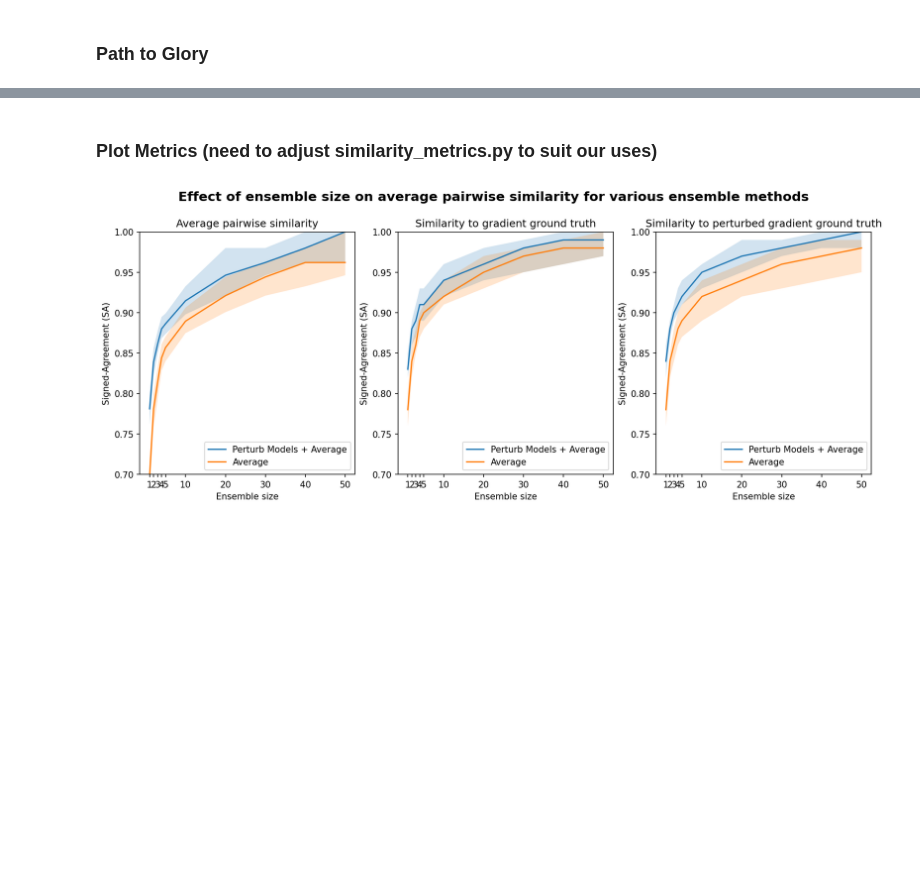
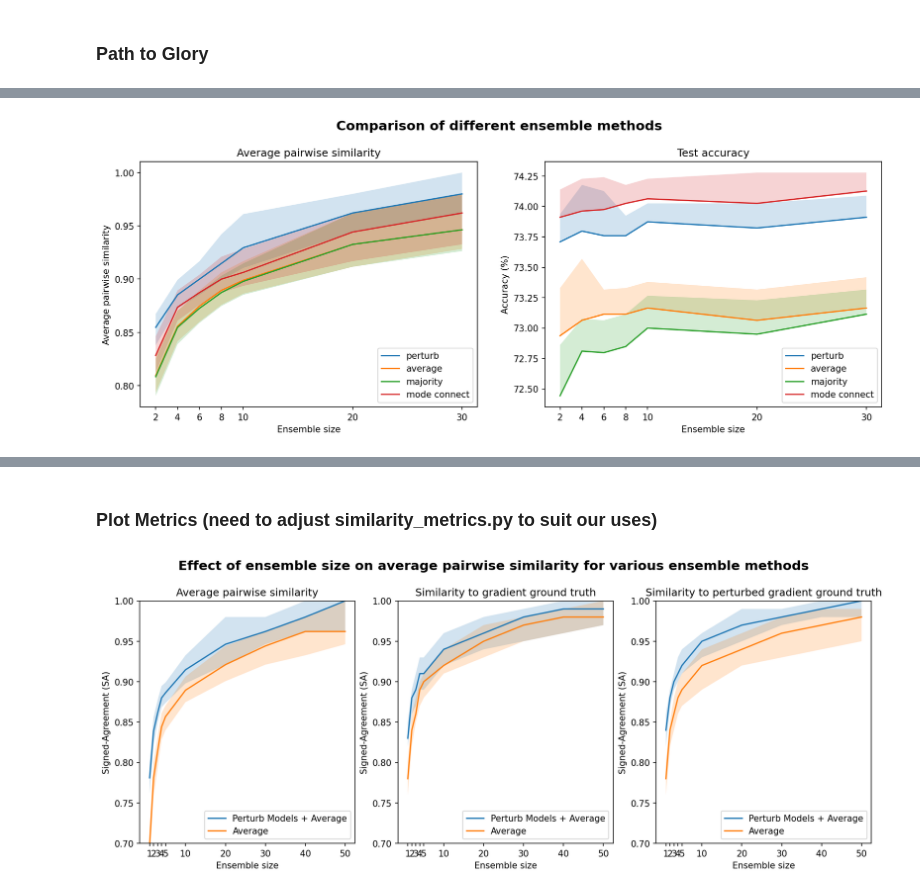
Before and after one commit to nicole-hjlin/harvard_cs282_ptg, a Jupyter notebook: notebooks/ensemble.ipynb, the cells around one changed output, grey strips where cells are left out. Saved outputs shown, nothing was run; the diff lists cells and outputs as text; code cells hidden in the pictures; blank space fills up the shorter version.

```diff
--- a/notebooks/ensemble.ipynb
+++ b/notebooks/ensemble.ipynb
@@ -112,0 +117,24 @@ plt.show()
+# %%
+fig, ax = plt.subplots(nrows=1, ncols=2, figsize=(15, 5), dpi=150)
+plt.suptitle('Comparison of different ensemble methods', fontweight='bold', y=1.01, fontsize=15)
+titles = ['Average pairwise similarity', 'Test accuracy']
+ylabs = ['Average pairwise similarity', 'Accuracy (%)']
+
+for i, method in enumerate(methods):
+    q = np.quantile(similarities[i], [0.4, 0.5, 0.6], axis=1)
+    ax[0].plot(ensemble_sizes, q[1], label=method)
+    ax[0].fill_between(ensemble_sizes, q[0], q[2], alpha=0.2)
+    q = np.quantile(100*test_accs[i], [0.25, 0.75], axis=1)
+    ax[1].plot(ensemble_sizes, q[0], label=method)
+    ax[1].fill_between(ensemble_sizes, q[0], q[1], alpha=0.2)
+
+for i in range(2):
+    ax[i].set_xlabel('Ensemble size')
+    ax[i].set_xticks(ensemble_sizes)
+    ax[i].legend(loc='lower right')
+    ax[i].set_ylabel(ylabs[i])
+    ax[i].set_title(titles[i])
+
+plt.show()
+# %% [output]
+[figure, added]
```
Also changed, not shown: parts of 14 cells of this notebook.
